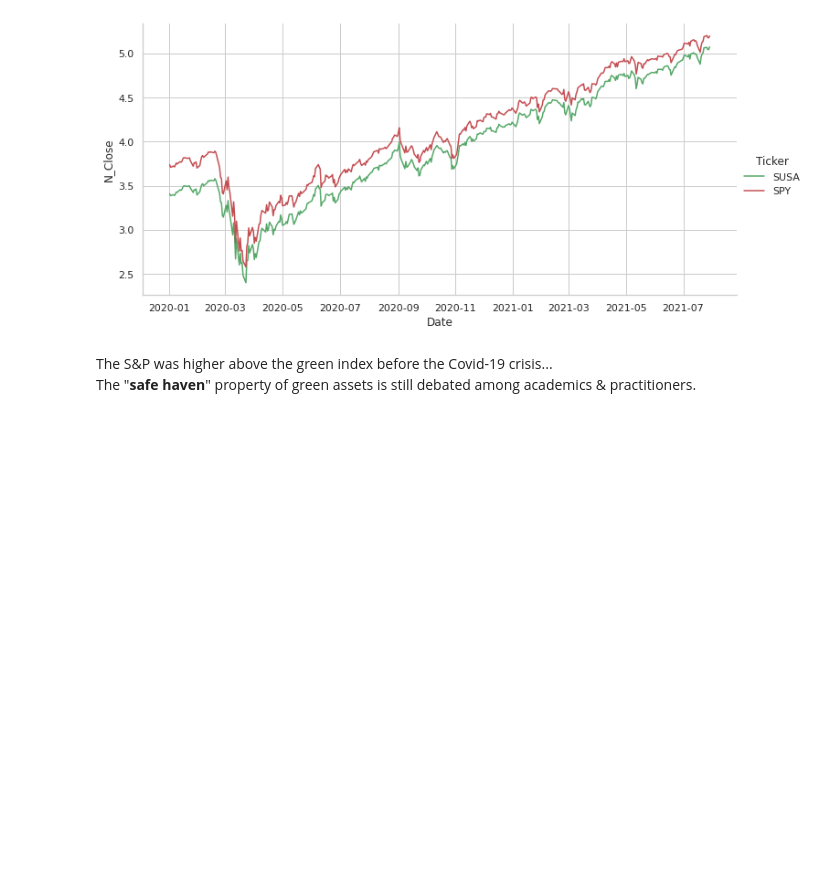
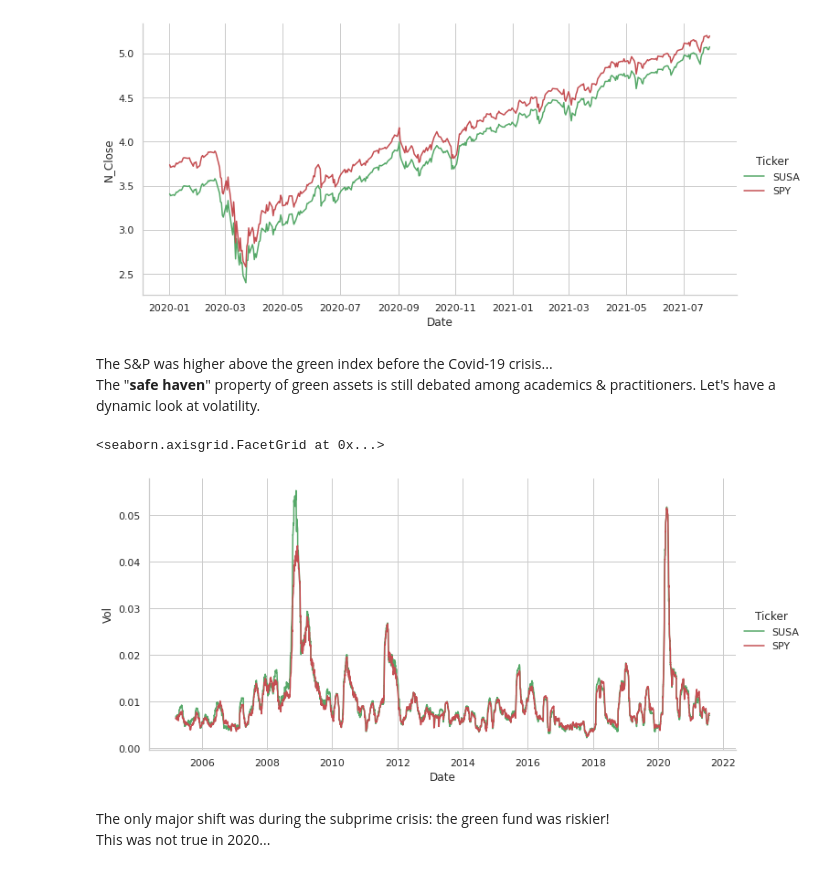
Before and after one commit to shokru/carbon_emissions, a Jupyter notebook: carbon_funds.ipynb, the cells around one changed output. Saved outputs shown, nothing was run; the diff lists cells and outputs as text; code cells hidden in the pictures; blank space fills up the shorter version.

```diff
--- a/carbon_funds.ipynb
+++ b/carbon_funds.ipynb
@@ -168,3 +168,23 @@ sns.relplot(
 # %% [markdown]
 The S&P was higher above the green index before the Covid-19 crisis...
 The "**safe haven**" property of green assets is still debated among academics & practitioners.
+Let's have a dynamic look at volatility.
+# %%
+sns.set_style("whitegrid")
+data = data.reset_index()
+data['Vol'] = data.groupby('Ticker')['Return'].rolling(30).std().reset_index()['Return']
+sns.relplot(
+    data = data.reset_index(),        # Data source = the data object
+    kind = "line",      # Graph type = line
+    x = "Date",         # x-axis = Date column (of course!)
+    y = "Vol",          # y-axis = the normalised Close column
+    hue = "Ticker",     # One color for each asset
+    palette=["g", "r"], # Green for the green asset!
+    aspect = 2
+)
+# %% [output]
+<seaborn.axisgrid.FacetGrid at 0x...>
+[figure, added]
+# %% [markdown]
+The only major shift was during the subprime crisis: the green fund was riskier!
+This was not true in 2020...
```
Also changed, not shown: parts of 5 cells of this notebook.
